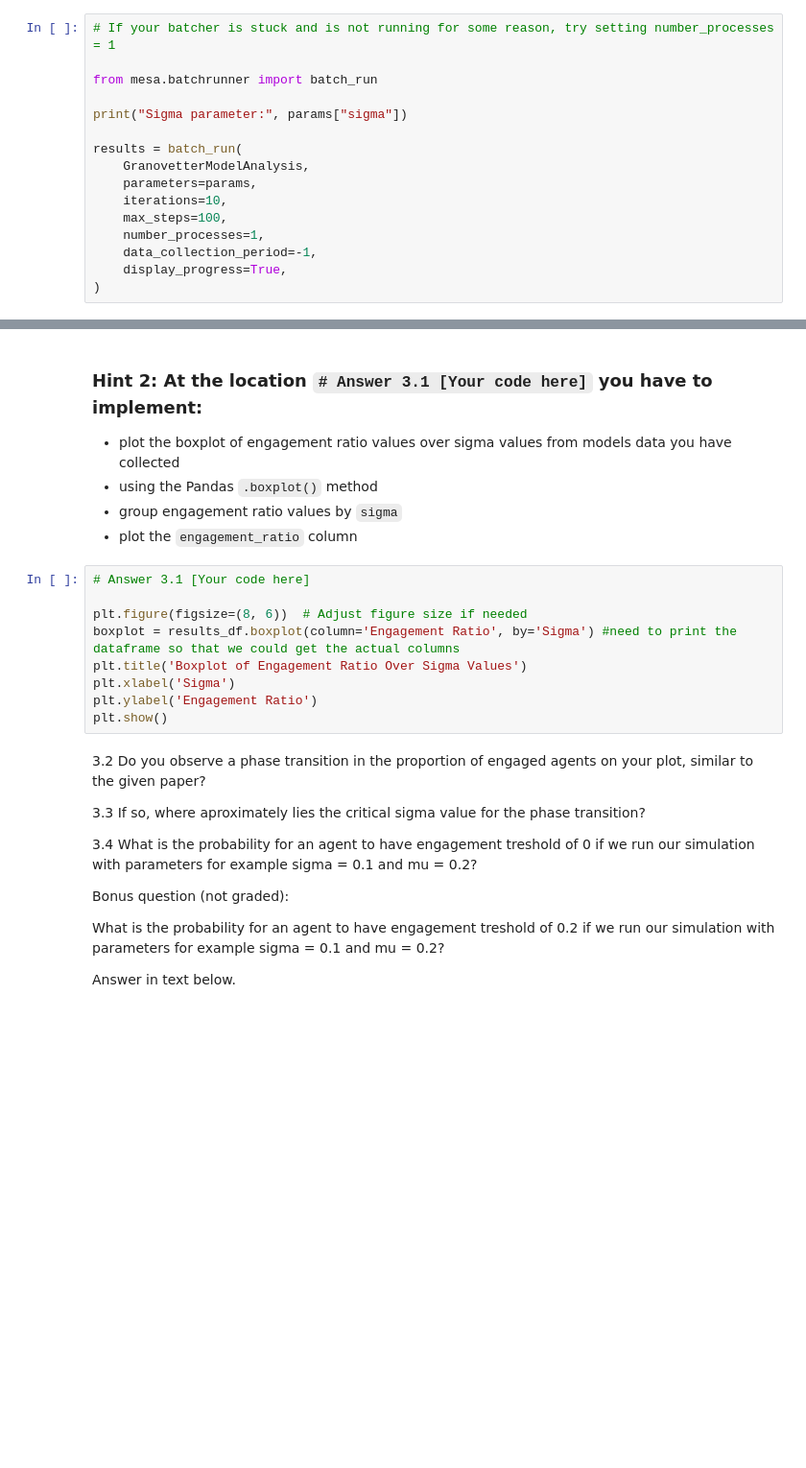
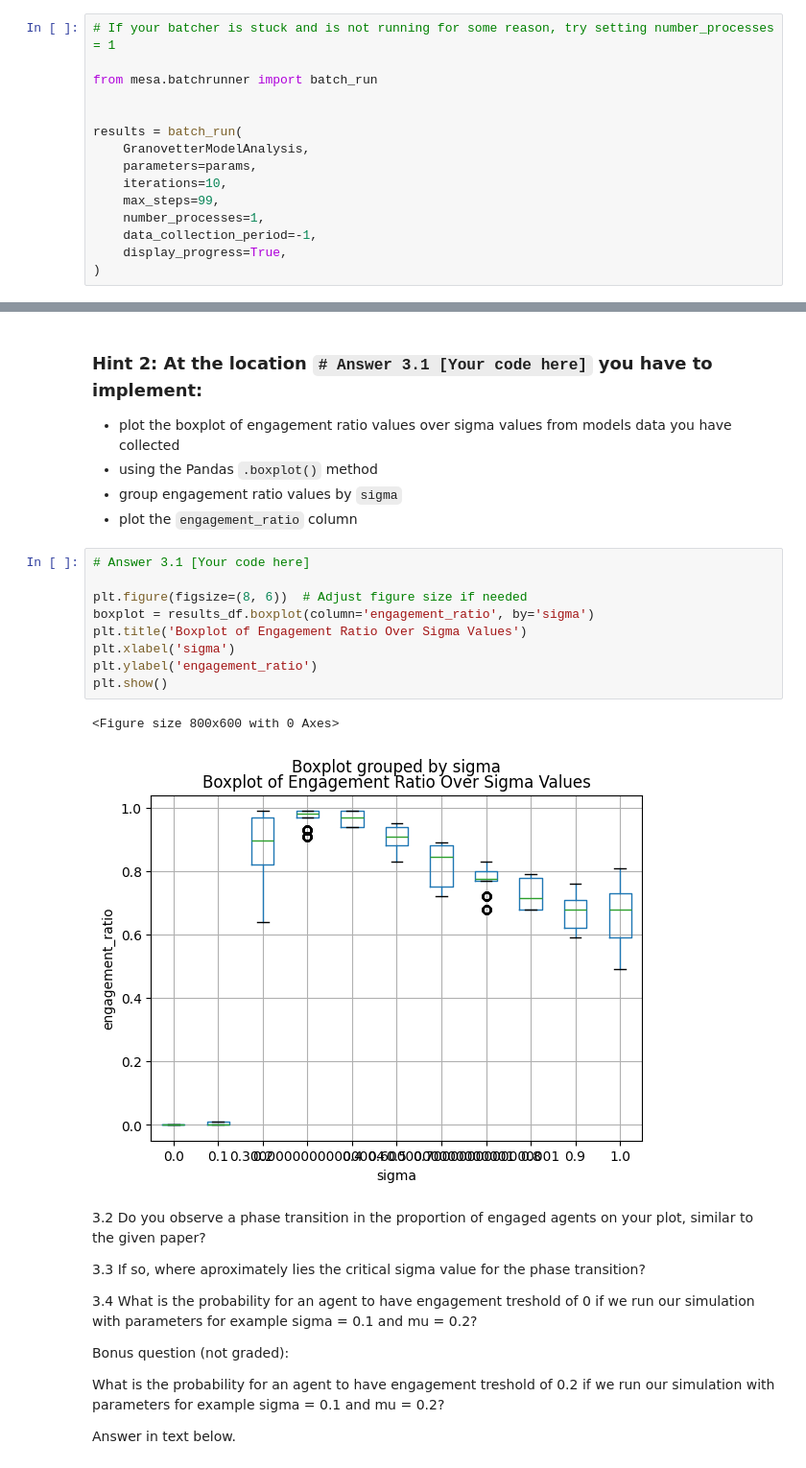
Before and after one commit to karinlie/CMSS, a Jupyter notebook: granovetter-example-handout-model_working.ipynb, the cells around one changed output, grey strips where cells are left out. Shown at 96% size. Drawn from its saved outputs; the diff is of its cells as text; blank space fills up the shorter version.

```diff
--- a/granovetter-example-handout-model_working.ipynb
+++ b/granovetter-example-handout-model_working.ipynb
@@ -845,13 +782,12 @@ At the last step of the model (i.e., `data_collection_period=-1`), the datacolle
 
 from mesa.batchrunner import batch_run
 
-print("Sigma parameter:", params["sigma"])
 
 results = batch_run(
     GranovetterModelAnalysis,
     parameters=params,
     iterations=10,
-    max_steps=100,
+    max_steps=99,
     number_processes=1,
     data_collection_period=-1,
     display_progress=True,
@@ -916,12 +861,15 @@ Put your code for answers 3.1 in the box below.
 # %%
 # Answer 3.1 [Your code here]
 
 plt.figure(figsize=(8, 6))  # Adjust figure size if needed
-boxplot = results_df.boxplot(column='Engagement Ratio', by='Sigma') #need to print the dataframe so that we could get the actual columns
+boxplot = results_df.boxplot(column='engagement_ratio', by='sigma')
 plt.title('Boxplot of Engagement Ratio Over Sigma Values')
-plt.xlabel('Sigma')
-plt.ylabel('Engagement Ratio')
+plt.xlabel('sigma')
+plt.ylabel('engagement_ratio')
 plt.show()
+# %% [output]
+<Figure size 800x600 with 0 Axes>
+[figure, added]
 # %% [markdown]
 3.2 Do you observe a phase transition in the proportion of engaged agents on your plot, similar to the given paper?
 
```
Also changed, not shown: parts of 16 cells of this notebook.
